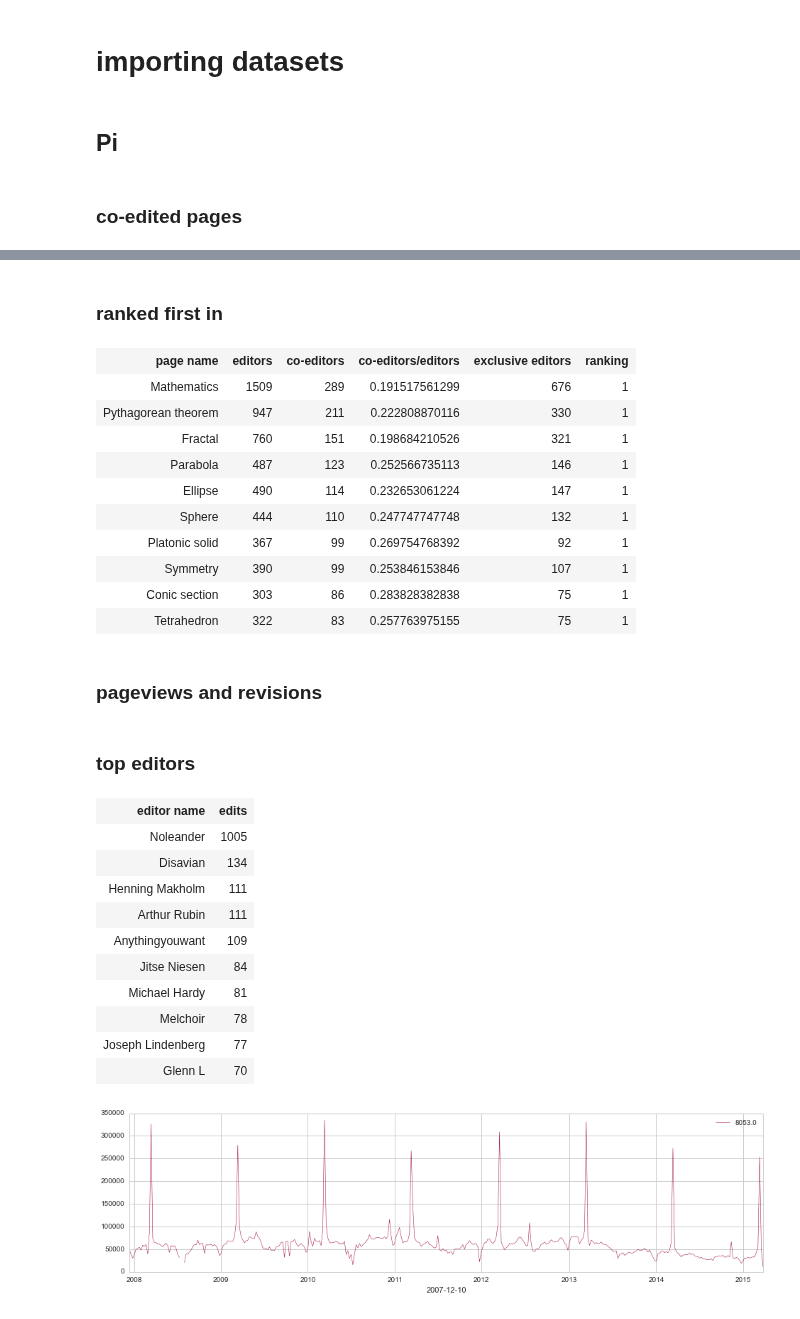
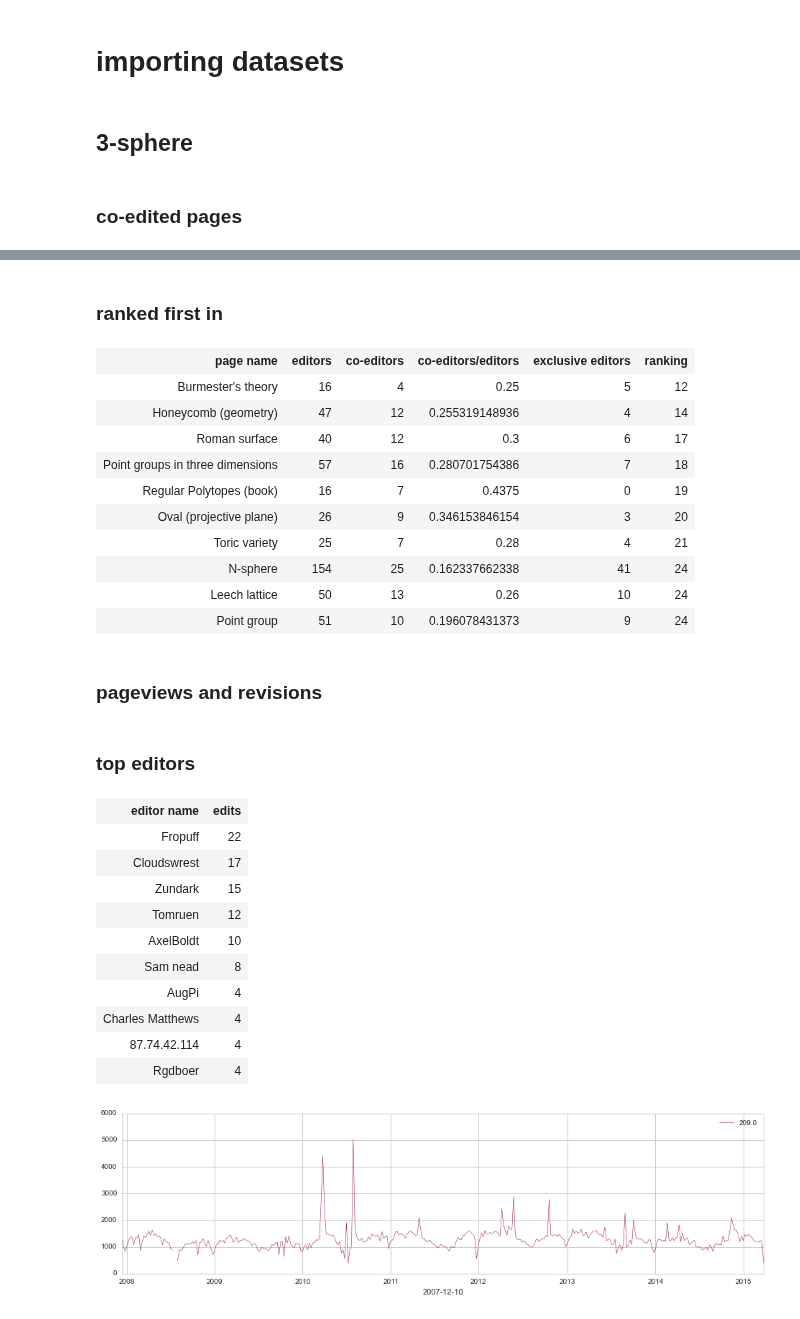
Before and after one commit to WeKeyPedia/notebooks, a Jupyter notebook: geometry/pages - individual report.ipynb, the cells around one changed output, grey strips where cells are left out. Drawn from its saved outputs; the diff is of its cells as text; code cells hidden in the pictures.

```diff
--- a/geometry/pages - individual report.ipynb
+++ b/geometry/pages - individual report.ipynb
@@ -62,7 +64,7 @@ def display_report(page):
     #print nb
 
     for name, info in nb[0:10]:
-        data.append([ "<a href=\"http://en.wikipedia.org/wiki/{0}\" target=\"_blank\">{0}</a>".format(name.split(":")[1]),
+        data.append([ u"<a href=\"http://en.wikipedia.org/wiki/{0}\" target=\"_blank\">{0}</a>".format(name.split(":")[1]),
                      info["editors"],
                      info["coeditors"],
                      float(info["coeditors"]) / float(info["editors"]),
@@ -84,7 +86,7 @@ def display_report(page):
         info["editors"] = len(editors)
         info["exclusive editors"] = len([n for n in editors if len(pages_editors_graph[n]) == 1 ])
 
-        data.append([ "<a href=\"http://en.wikipedia.org/wiki/{0}\" target=\"_blank\">{0}</a>".format(name.split(":")[1]),
+        data.append([ u"<a href=\"http://en.wikipedia.org/wiki/{0}\" target=\"_blank\">{0}</a>".format(name.split(":")[1]),
                      info["editors"],
                      info["coeditors"],
                      float(info["coeditors"]) / float(info["editors"]),
@@ -119,8 +121,8 @@ def display_report(page):
     display(table_to_html(data, ["editor name", "edits"]))
 # %%
 if __name__ == "__main__":
-    display_report("Pi")
+    display_report("3-sphere")
 # %% [output]
-Pi
+3-sphere
 co-edited pages
 | page name | editors | co-editors | co-editors/editors | exclusive editors | ranking |
@@ -137,26 +139,26 @@ co-edited pages
 ranked first in
 | page name | editors | co-editors | co-editors/editors | exclusive editors | ranking |
-| Mathematics | 1509 | 289 | 0.191517561299 | 676 | 1 |
-| Pythagorean theorem | 947 | 211 | 0.222808870116 | 330 | 1 |
-| Fractal | 760 | 151 | 0.198684210526 | 321 | 1 |
-| Parabola | 487 | 123 | 0.252566735113 | 146 | 1 |
-| Ellipse | 490 | 114 | 0.232653061224 | 147 | 1 |
-| Sphere | 444 | 110 | 0.247747747748 | 132 | 1 |
-| Platonic solid | 367 | 99 | 0.269754768392 | 92 | 1 |
-| Symmetry | 390 | 99 | 0.253846153846 | 107 | 1 |
-| Conic section | 303 | 86 | 0.283828382838 | 75 | 1 |
-| Tetrahedron | 322 | 83 | 0.257763975155 | 75 | 1 |
+| Burmester's theory | 16 | 4 | 0.25 | 5 | 12 |
+| Honeycomb (geometry) | 47 | 12 | 0.255319148936 | 4 | 14 |
+| Roman surface | 40 | 12 | 0.3 | 6 | 17 |
+| Point groups in three dimensions | 57 | 16 | 0.280701754386 | 7 | 18 |
+| Regular Polytopes (book) | 16 | 7 | 0.4375 | 0 | 19 |
+| Oval (projective plane) | 26 | 9 | 0.346153846154 | 3 | 20 |
+| Toric variety | 25 | 7 | 0.28 | 4 | 21 |
+| N-sphere | 154 | 25 | 0.162337662338 | 41 | 24 |
+| Leech lattice | 50 | 13 | 0.26 | 10 | 24 |
+| Point group | 51 | 10 | 0.196078431373 | 9 | 24 |
 pageviews and revisions
 top editors
 | editor name | edits |
-| Noleander | 1005 |
-| Disavian | 134 |
-| Henning Makholm | 111 |
-| Arthur Rubin | 111 |
-| Anythingyouwant | 109 |
-| Jitse Niesen | 84 |
-| Michael Hardy | 81 |
-| Melchoir | 78 |
-| Joseph Lindenberg | 77 |
-| Glenn L | 70 |
+| Fropuff | 22 |
+| Cloudswrest | 17 |
+| Zundark | 15 |
+| Tomruen | 12 |
+| AxelBoldt | 10 |
+| Sam nead | 8 |
+| AugPi | 4 |
+| Charles Matthews | 4 |
+| 87.74.42.114 | 4 |
+| Rgdboer | 4 |
-[figure, old version]
+[figure, new version]
```
Also changed, not shown: parts of 2 cells of this notebook, 1 other file.
